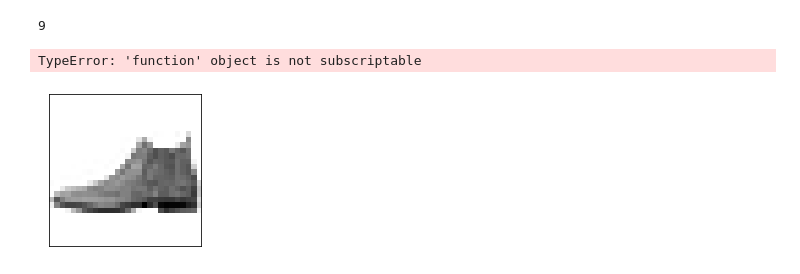
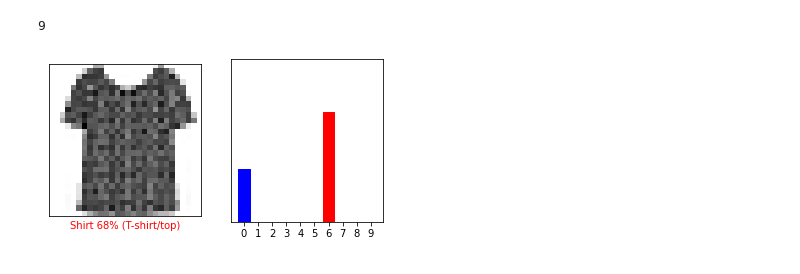
Before and after one commit to norbertgrzenkowicz/engineerka, a Jupyter notebook: jupyter/jupyter.ipynb, the cells around one changed output. Saved outputs shown, nothing was run; the diff lists cells and outputs as text; code cells hidden in the pictures.

```diff
--- a/jupyter/jupyter.ipynb
+++ b/jupyter/jupyter.ipynb
@@ -145,11 +145,10 @@ def plot_value_array(i, predictions_array, true_label):
 # %%
-i = 0
+i = 1000
 plt.figure(figsize=(6,3))
 plt.subplot(1,2,1)
 plot_image(i, predictions[i], test_labels, test_images)
 plt.subplot(1,2,2)
 plot_value_array(i, predictions[i], test_labels)
 plt.show()
 # %% [output]
-TypeError: 'function' object is not subscriptable
-[figure, old version]
+[figure, new version]
```
Also changed, not shown: parts of 9 cells of this notebook, 11 other files.
